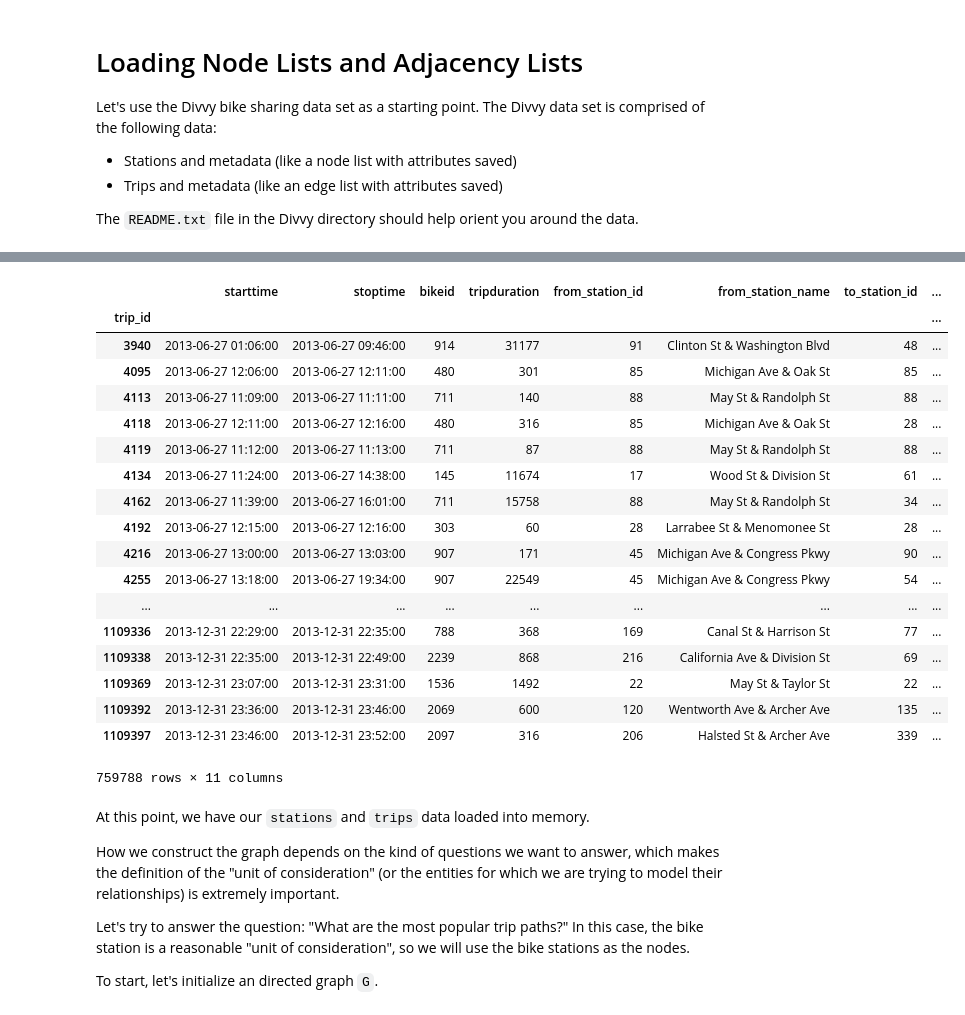
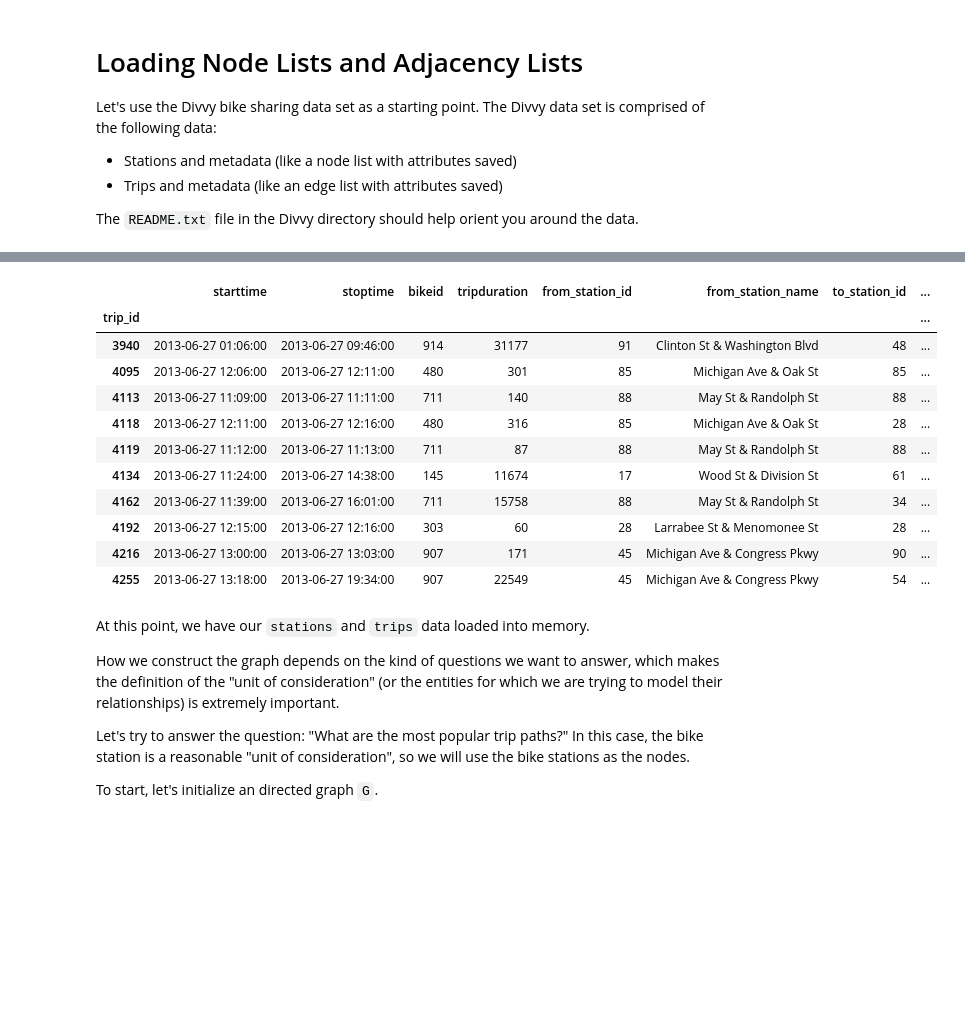
Before and after one commit to ericmjl/Network-Analysis-Made-Simple, a Jupyter notebook: 5-graph-input-output-instructor.ipynb, the cells around one changed output, grey strips where cells are left out. Cells and saved outputs as stored; diff of their text form; code cells hidden in the pictures; blank space fills up the shorter version.

```diff
--- a/5-graph-input-output-instructor.ipynb
+++ b/5-graph-input-output-instructor.ipynb
@@ -59,29 +52,22 @@ stations
 # %%
 trips = pd.read_csv('datasets/divvy_2013/Divvy_Trips_2013.csv',
                     parse_dates=['starttime', 'stoptime'],
                     index_col=['trip_id'])
 trips = trips.sort_index()
-trips
+trips.head(10)
 # %% [output]
 |  | starttime | stoptime | bikeid | tripduration | from_station_id | from_station_name | to_station_id | ... |
 | trip_id |  |  |  |  |  |  |  | ... |
 | 3940 | 2013-06-27 01:06:00 | 2013-06-27 09:46:00 | 914 | 31177 | 91 | Clinton St & Washington Blvd | 48 | ... |
 | 4095 | 2013-06-27 12:06:00 | 2013-06-27 12:11:00 | 480 | 301 | 85 | Michigan Ave & Oak St | 85 | ... |
 | 4113 | 2013-06-27 11:09:00 | 2013-06-27 11:11:00 | 711 | 140 | 88 | May St & Randolph St | 88 | ... |
 | 4118 | 2013-06-27 12:11:00 | 2013-06-27 12:16:00 | 480 | 316 | 85 | Michigan Ave & Oak St | 28 | ... |
 | 4119 | 2013-06-27 11:12:00 | 2013-06-27 11:13:00 | 711 | 87 | 88 | May St & Randolph St | 88 | ... |
 | 4134 | 2013-06-27 11:24:00 | 2013-06-27 14:38:00 | 145 | 11674 | 17 | Wood St & Division St | 61 | ... |
 | 4162 | 2013-06-27 11:39:00 | 2013-06-27 16:01:00 | 711 | 15758 | 88 | May St & Randolph St | 34 | ... |
 | 4192 | 2013-06-27 12:15:00 | 2013-06-27 12:16:00 | 303 | 60 | 28 | Larrabee St & Menomonee St | 28 | ... |
 | 4216 | 2013-06-27 13:00:00 | 2013-06-27 13:03:00 | 907 | 171 | 45 | Michigan Ave & Congress Pkwy | 90 | ... |
 | 4255 | 2013-06-27 13:18:00 | 2013-06-27 19:34:00 | 907 | 22549 | 45 | Michigan Ave & Congress Pkwy | 54 | ... |
-| ... | ... | ... | ... | ... | ... | ... | ... | ... |
-| 1109336 | 2013-12-31 22:29:00 | 2013-12-31 22:35:00 | 788 | 368 | 169 | Canal St & Harrison St | 77 | ... |
-| 1109338 | 2013-12-31 22:35:00 | 2013-12-31 22:49:00 | 2239 | 868 | 216 | California Ave & Division St | 69 | ... |
-| 1109369 | 2013-12-31 23:07:00 | 2013-12-31 23:31:00 | 1536 | 1492 | 22 | May St & Taylor St | 22 | ... |
-| 1109392 | 2013-12-31 23:36:00 | 2013-12-31 23:46:00 | 2069 | 600 | 120 | Wentworth Ave & Archer Ave | 135 | ... |
-| 1109397 | 2013-12-31 23:46:00 | 2013-12-31 23:52:00 | 2097 | 316 | 206 | Halsted St & Archer Ave | 339 | ... |
-759788 rows × 11 columns
 # %% [markdown]
 At this point, we have our `stations` and `trips` data loaded into memory.
 
```
Also changed, not shown: parts of 7 cells of this notebook, 6 other files.
